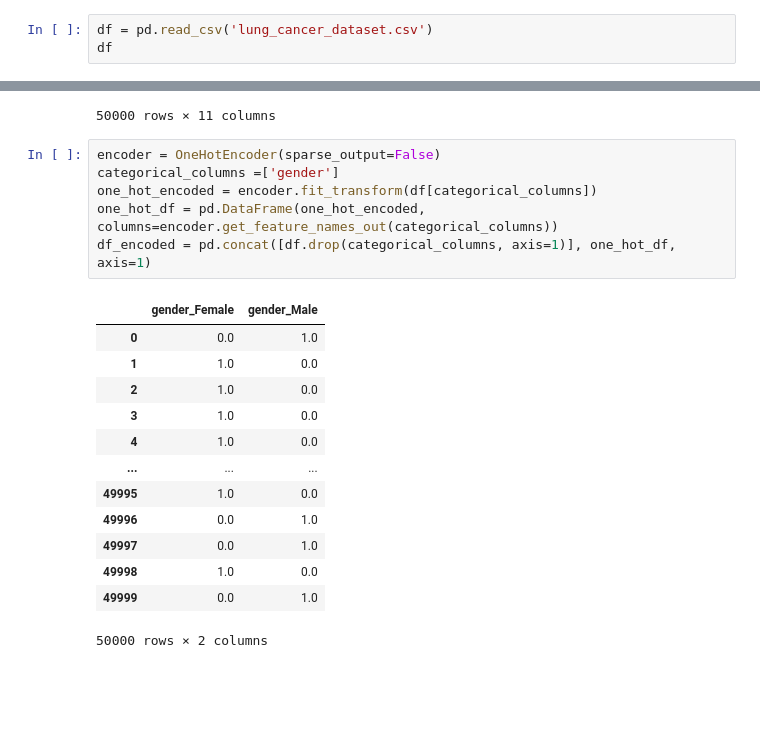
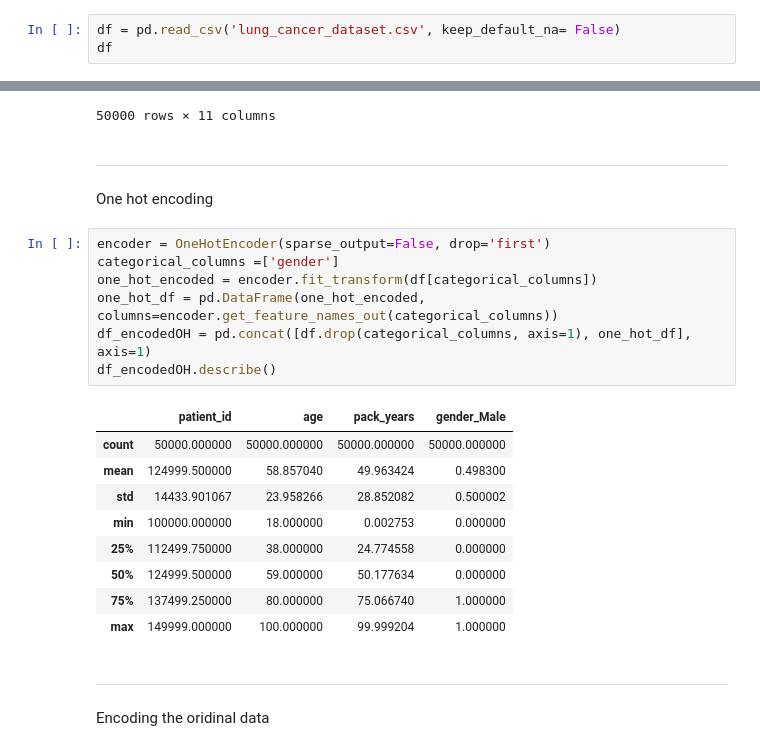
Before and after one commit to HamdanAlhajeri/MachineLearningProjects, a Jupyter notebook: LungCancerML/lungCancer.ipynb, the cells around one changed output, grey strips where cells are left out. Saved outputs shown, nothing was run; the diff lists cells and outputs as text; blank space fills up the shorter version.

Commit message:
encoding and started visualization

```diff
--- a/LungCancerML/lungCancer.ipynb
+++ b/LungCancerML/lungCancer.ipynb
@@ -8,5 +12,5 @@ from sklearn.preprocessing import OneHotEncoder
 # %%
-df = pd.read_csv('lung_cancer_dataset.csv')
+df = pd.read_csv('lung_cancer_dataset.csv', keep_default_na= False)
 df
 # %% [output]
 |  | patient_id | age | gender | pack_years | radon_exposure | asbestos_exposure | secondhand_smoke_exposure | ... |
@@ -22,23 +26,28 @@ df
 | 49998 | 149998 | 33 | Female | 87.012555 | Medium | No | No | ... |
 | 49999 | 149999 | 31 | Male | 37.596851 | Low | No | No | ... |
 50000 rows × 11 columns
+# %% [markdown]
+-----------------------------------------------
+# %% [markdown]
+One hot encoding
 # %%
-encoder = OneHotEncoder(sparse_output=False)
+encoder = OneHotEncoder(sparse_output=False, drop='first')
 categorical_columns =['gender']
 one_hot_encoded = encoder.fit_transform(df[categorical_columns])
 one_hot_df = pd.DataFrame(one_hot_encoded, columns=encoder.get_feature_names_out(categorical_columns))
-df_encoded = pd.concat([df.drop(categorical_columns, axis=1)], one_hot_df, axis=1)
+df_encodedOH = pd.concat([df.drop(categorical_columns, axis=1), one_hot_df], axis=1)
+df_encodedOH.describe()
 # %% [output]
-|  | gender_Female | gender_Male |
-| 0 | 0.0 | 1.0 |
-| 1 | 1.0 | 0.0 |
-| 2 | 1.0 | 0.0 |
-| 3 | 1.0 | 0.0 |
-| 4 | 1.0 | 0.0 |
-| ... | ... | ... |
-| 49995 | 1.0 | 0.0 |
-| 49996 | 0.0 | 1.0 |
-| 49997 | 0.0 | 1.0 |
-| 49998 | 1.0 | 0.0 |
-| 49999 | 0.0 | 1.0 |
+|  | patient_id | age | pack_years | gender_Male |
+| count | 50000.000000 | 50000.000000 | 50000.000000 | 50000.000000 |
+| mean | 124999.500000 | 58.857040 | 49.963424 | 0.498300 |
+| std | 14433.901067 | 23.958266 | 28.852082 | 0.500002 |
+| min | 100000.000000 | 18.000000 | 0.002753 | 0.000000 |
+| 25% | 112499.750000 | 38.000000 | 24.774558 | 0.000000 |
+| 50% | 124999.500000 | 59.000000 | 50.177634 | 0.000000 |
+| 75% | 137499.250000 | 80.000000 | 75.066740 | 1.000000 |
+| max | 149999.000000 | 100.000000 | 99.999204 | 1.000000 |
-50000 rows × 2 columns
+# %% [markdown]
+----------------------------------------
+# %% [markdown]
+Encoding the oridinal data
```
Also changed, not shown: parts of 6 cells of this notebook, 4 other files.
